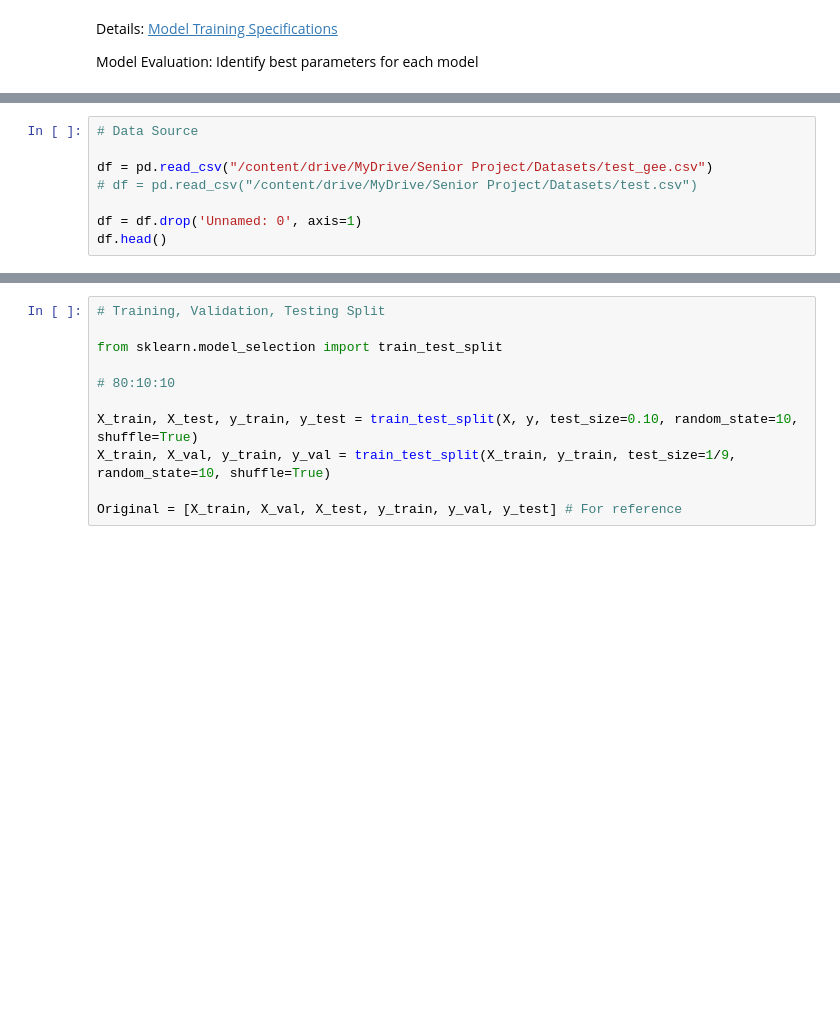
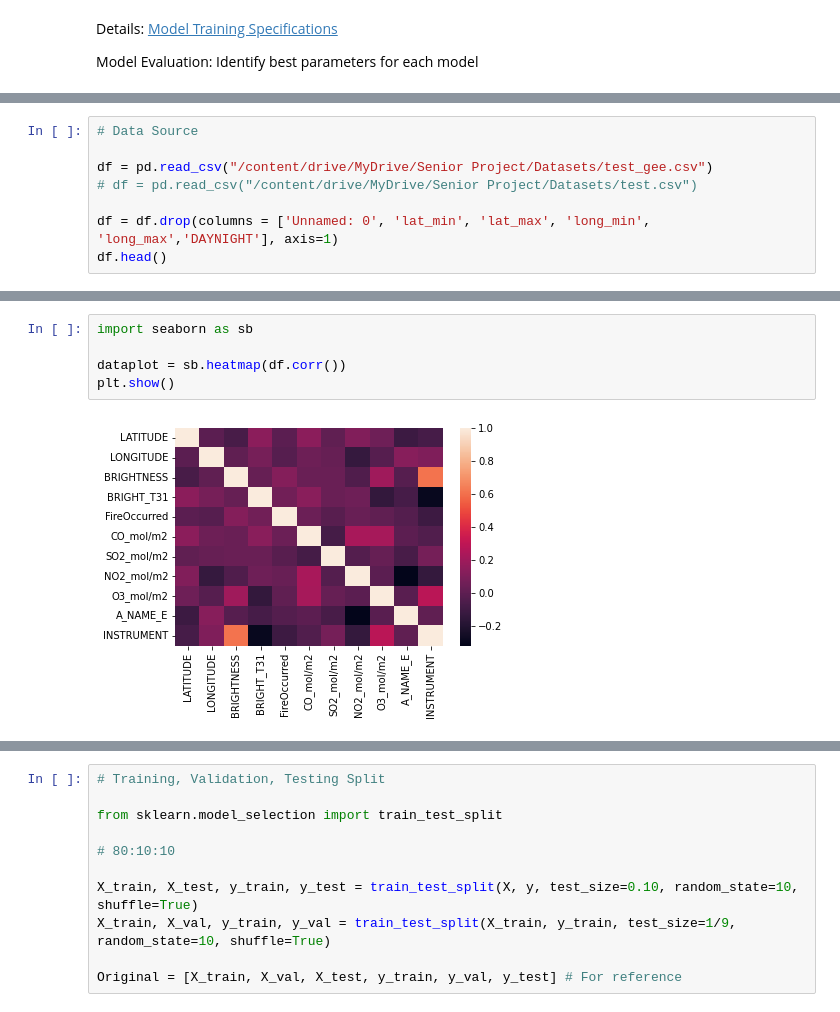
Before and after one commit to ManapatWeeramongkolkul/ForestFireML, a Jupyter notebook: ModelTraining_Pipeline.ipynb, the cells around one changed output, grey strips where cells are left out. Drawn from its saved outputs; the diff is of its cells as text; blank space fills up the shorter version.

```diff
--- a/ModelTraining_Pipeline.ipynb
+++ b/ModelTraining_Pipeline.ipynb
@@ -20,5 +22,5 @@ drive.mount('/content/drive')
 df = pd.read_csv("/content/drive/MyDrive/Senior Project/Datasets/test_gee.csv")
 # df = pd.read_csv("/content/drive/MyDrive/Senior Project/Datasets/test.csv")
 
-df = df.drop('Unnamed: 0', axis=1)
+df = df.drop(columns = ['Unnamed: 0', 'lat_min', 'lat_max', 'long_min', 'long_max','DAYNIGHT'], axis=1)
 df.head()
@@ -24,0 +34,7 @@ df.head()
+# %%
+import seaborn as sb
+
+dataplot = sb.heatmap(df.corr())
+plt.show()
+# %% [output]
+[figure, added]
```
Also changed, not shown: parts of 18 cells of this notebook.
